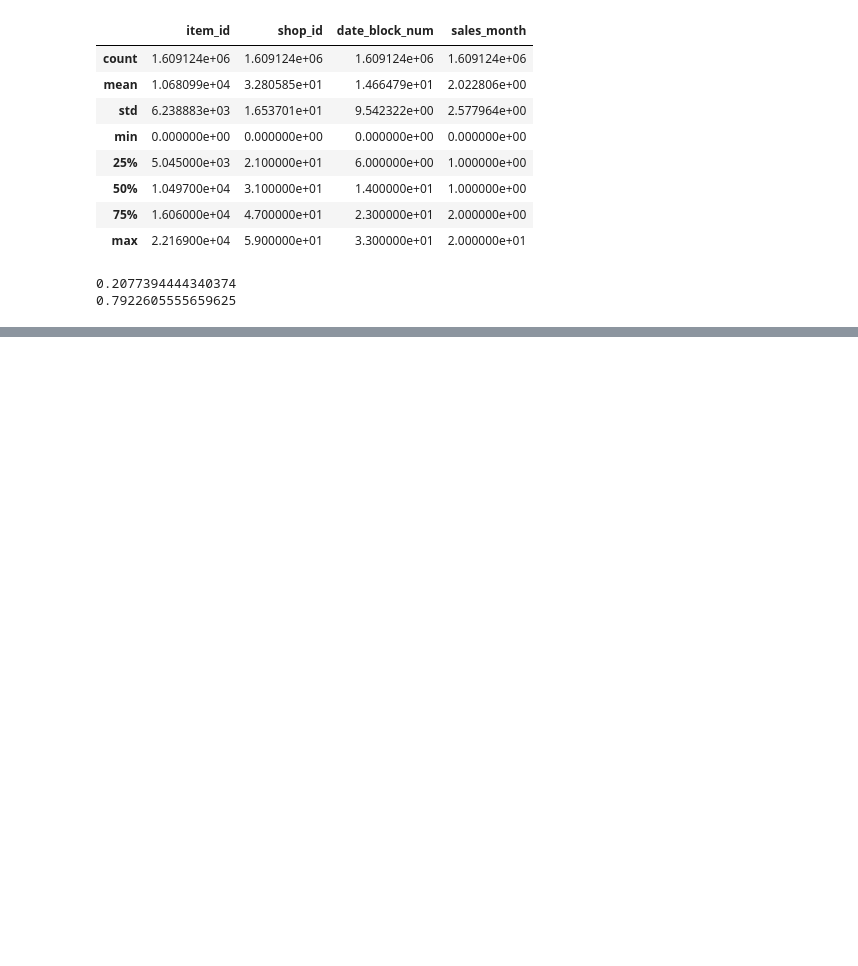
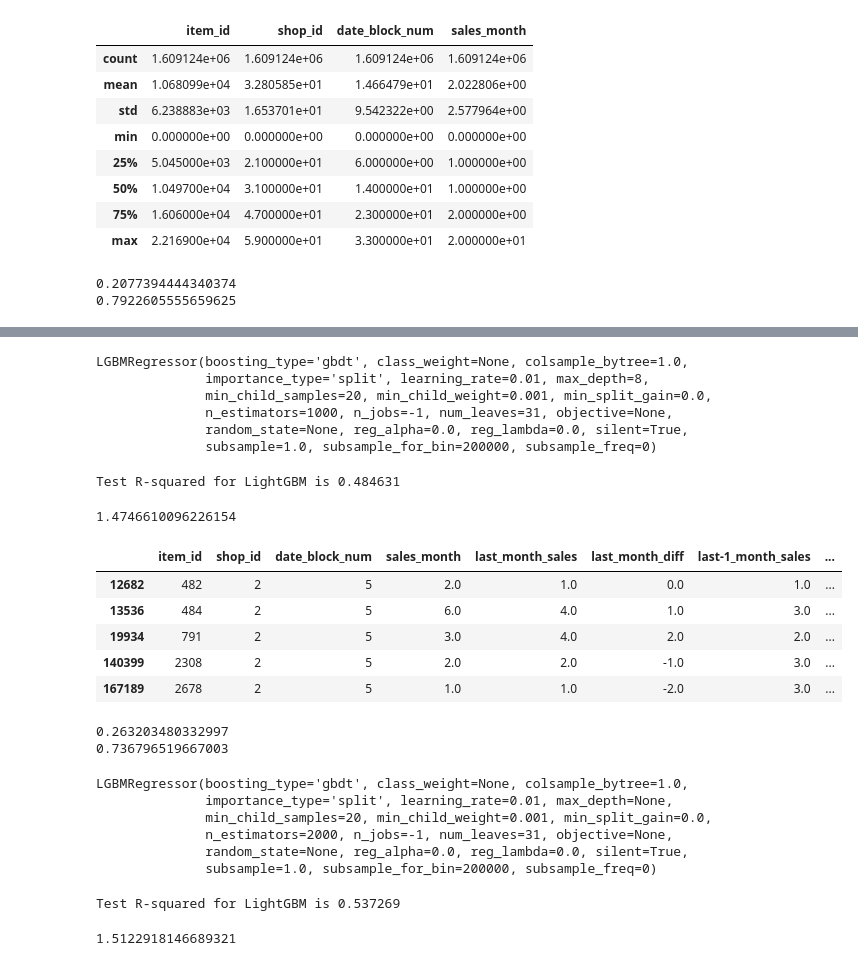
Before and after one commit to FutureAndroidLearn/coursera-kaggle-project, a Jupyter notebook: 03_ModelingRF.ipynb, the cells around one changed output, grey strips where cells are left out. Saved outputs shown, nothing was run; the diff lists cells and outputs as text; code cells hidden in the pictures; blank space fills up the shorter version.

```diff
--- a/03_ModelingRF.ipynb
+++ b/03_ModelingRF.ipynb
@@ -314,0 +226,52 @@ rmse_cl
+# %%
+from lightgbm import LGBMRegressor
+model = LGBMRegressor(n_estimators=1000, learning_rate = 0.01, max_depth=8)
+model.fit(xtr_cl, ytr_cl)
+# %% [output]
+LGBMRegressor(boosting_type='gbdt', class_weight=None, colsample_bytree=1.0,
+              importance_type='split', learning_rate=0.01, max_depth=8,
+              min_child_samples=20, min_child_weight=0.001, min_split_gain=0.0,
+              n_estimators=1000, n_jobs=-1, num_leaves=31, objective=None,
+              random_state=None, reg_alpha=0.0, reg_lambda=0.0, silent=True,
+              subsample=1.0, subsample_for_bin=200000, subsample_freq=0)
+# %%
+from sklearn.metrics import mean_squared_error
+from sklearn.metrics import r2_score
+
+pred_lgb = model.predict(xts_cl)
+
+print('Test R-squared for LightGBM is %f' % r2_score(yts_cl, pred_lgb))
+# %% [output]
+Test R-squared for LightGBM is 0.484631
+# %%
+rmse_cl = np.sqrt(mean_squared_error(yts_cl, pred_lgb))
+rmse_cl
+# %% [output]
+1.4746610096226154
+# %%
+melt3 = data_cl.copy()
+melt3['last_month_sales'] = melt3.groupby(['item_id', 'shop_id'])['sales_month'].shift()
+melt3['last_month_diff'] = melt3.groupby(['item_id', 'shop_id'])['last_month_sales'].diff()
+melt3['last-1_month_sales'] = melt3.groupby(['item_id', 'shop_id'])['sales_month'].shift(2)
+melt3['last-1_month_diff'] = melt3.groupby(['item_id', 'shop_id'])['last-1_month_sales'].diff()
+melt3 = melt3.dropna()
+melt3.head()
+# %% [output]
+|  | item_id | shop_id | date_block_num | sales_month | last_month_sales | last_month_diff | last-1_month_sales | ... |
+| 12682 | 482 | 2 | 5 | 2.0 | 1.0 | 0.0 | 1.0 | ... |
+| 13536 | 484 | 2 | 5 | 6.0 | 4.0 | 1.0 | 3.0 | ... |
+| 19934 | 791 | 2 | 5 | 3.0 | 4.0 | 2.0 | 2.0 | ... |
+| 140399 | 2308 | 2 | 5 | 2.0 | 2.0 | -1.0 | 3.0 | ... |
+| 167189 | 2678 | 2 | 5 | 1.0 | 1.0 | -2.0 | 3.0 | ... |
+# %%
+# Now, we split data en train and test
+# Last 8 months will be our test set, the rest data will be used to train our model.
+# That give us a 80/20 proportion
+
+val_set_cl = melt3[melt3['date_block_num'] > 25]
+train_set_cl = melt3[melt3['date_block_num'] <= 25]
+print(len(val_set_cl)/len(melt3))
+print(len(train_set_cl)/len(melt3))
+# %% [output]
+0.263203480332997
+0.736796519667003
@@ -314,0 +281,21 @@ rmse_cl
+# %%
+model = LGBMRegressor(n_estimators=2000, learning_rate = 0.01, max_depth=None)
+model.fit(xtr_cl, ytr_cl)
+# %% [output]
+LGBMRegressor(boosting_type='gbdt', class_weight=None, colsample_bytree=1.0,
+              importance_type='split', learning_rate=0.01, max_depth=None,
+              min_child_samples=20, min_child_weight=0.001, min_split_gain=0.0,
+              n_estimators=2000, n_jobs=-1, num_leaves=31, objective=None,
+              random_state=None, reg_alpha=0.0, reg_lambda=0.0, silent=True,
+              subsample=1.0, subsample_for_bin=200000, subsample_freq=0)
+# %%
+pred_lgb = model.predict(xts_cl)
+
+print('Test R-squared for LightGBM is %f' % r2_score(yts_cl, pred_lgb))
+# %% [output]
+Test R-squared for LightGBM is 0.537269
+# %%
+rmse_cl = np.sqrt(mean_squared_error(yts_cl, pred_lgb))
+rmse_cl
+# %% [output]
+1.5122918146689321
```
Also changed, not shown: parts of 48 cells of this notebook.
